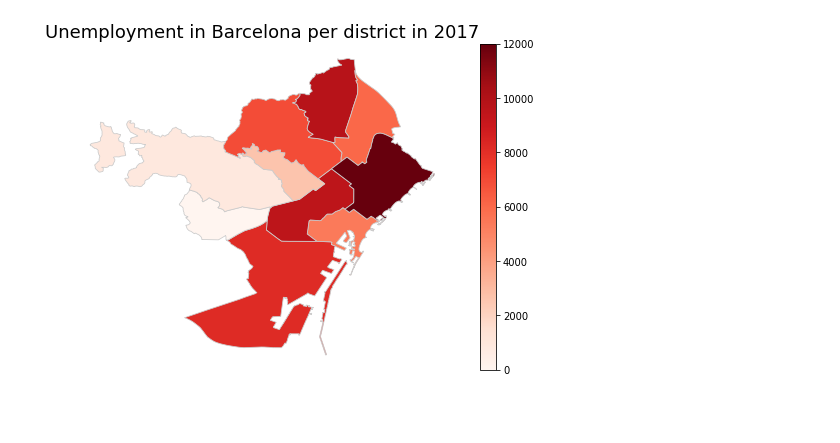
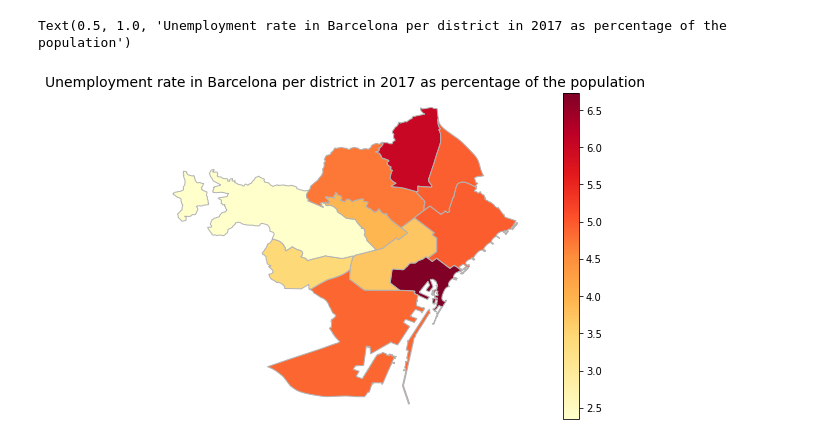
Before and after one commit to sanderoud/Data-Stories, a Jupyter notebook: map.ipynb, the cells around one changed output. Cells and saved outputs as stored; diff of their text form; code cells hidden in the pictures; blank space fills up the shorter version.

Commit message:
map in percentage

```diff
--- a/map.ipynb
+++ b/map.ipynb
@@ -40,8 +21,6 @@ unemployment_df
 # %%
 unemployment_df = pd.read_csv('unemployment.csv')
-unemployment_df = unemployment_df[unemployment_df["Demand_occupation"] == "Registered unemployed"]
-unemployment_df = unemployment_df[unemployment_df['Year'] == 2017]
-unemployment_df = unemployment_df[unemployment_df['Month'] == "December"]
+unemployment_df = unemployment_df[(unemployment_df['Year'] == 2017) & (unemployment_df["Demand_occupation"] == "Registered unemployed") & (unemployment_df['Month'] == "December")]
 unemployment_df = unemployment_df.groupby('District Name').sum().head(50)
-unemployment_df = unemployment_df.filter(items=["Number"])
-map_df = map_df.set_index('NOM').join(unemployment_df)
+unemployment_df = unemployment_df.filter(items=["Number"]).rename(columns={"Number": "unemployment"})
+unemployment_df
@@ -47,0 +41,6 @@ map_df = map_df.set_index('NOM').join(unemployment_df)
+# %%
+population = pd.read_csv('population.csv').filter(['Year', 'Number', 'District.Name'])
+population = population[population['Year'] == 2017].groupby('District.Name').sum().drop('Year', axis=1).rename(columns={"Number": "population"})
+population = population.join(unemployment_df)
+population['percentage'] = population['unemployment'] / population['population'] * 100
+population
@@ -47,0 +60,3 @@ map_df = map_df.set_index('NOM').join(unemployment_df)
+# %%
+map_df = map_df.set_index('NOM').join(population)
+map_df
@@ -48,24 +76,17 @@ map_df = map_df.set_index('NOM').join(unemployment_df)
 # %%
 # set a variable that will call whatever column we want to visualise on the map
-variable = 'Number'
+variable = 'percentage'
 
 # set the range for the choropleth
-vmin, vmax = 0, 12000
+vmin, vmax = 0, 10
 
 # create figure and axes for Matplotlib
 fig, ax = plt.subplots(1, figsize=(10, 6))
 
 # create map
-map_df.plot(column=variable, cmap='Reds', linewidth=0.8, ax=ax, edgecolor='0.8')
 ax.axis('off')
-
-# add a title
-ax.set_title('Unemployment in Barcelona per district in 2017', fontdict={'fontsize': '18', 'fontweight' : '3'})
-
-
-# Create colorbar as a legend
-sm = plt.cm.ScalarMappable(cmap='Reds', norm=plt.Normalize(vmin=vmin, vmax=vmax))
-sm._A = []
-cbar = fig.colorbar(sm)
+map_df.plot(column='percentage', ax=ax, legend=True, cmap='YlOrRd', edgecolor='.7')
+ax.set_title('Unemployment rate in Barcelona per district in 2017 as percentage of the population', fontdict={'fontsize': '14', 'fontweight' : '3'})
 # %% [output]
+Text(0.5, 1.0, 'Unemployment rate in Barcelona per district in 2017 as percentage of the population')
-[figure, old version]
+[figure, new version]
```
Also changed, not shown: parts of 7 cells of this notebook, 1 other file.
